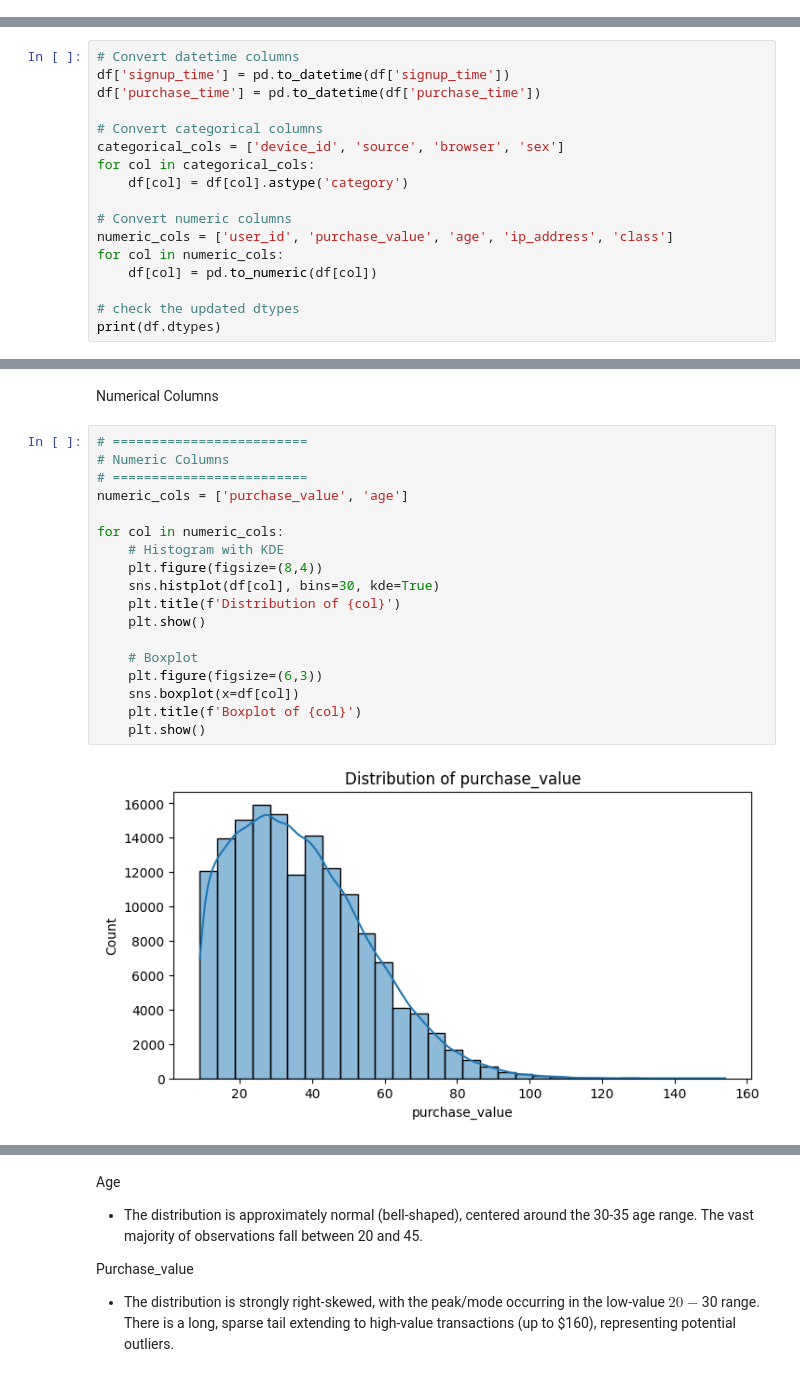
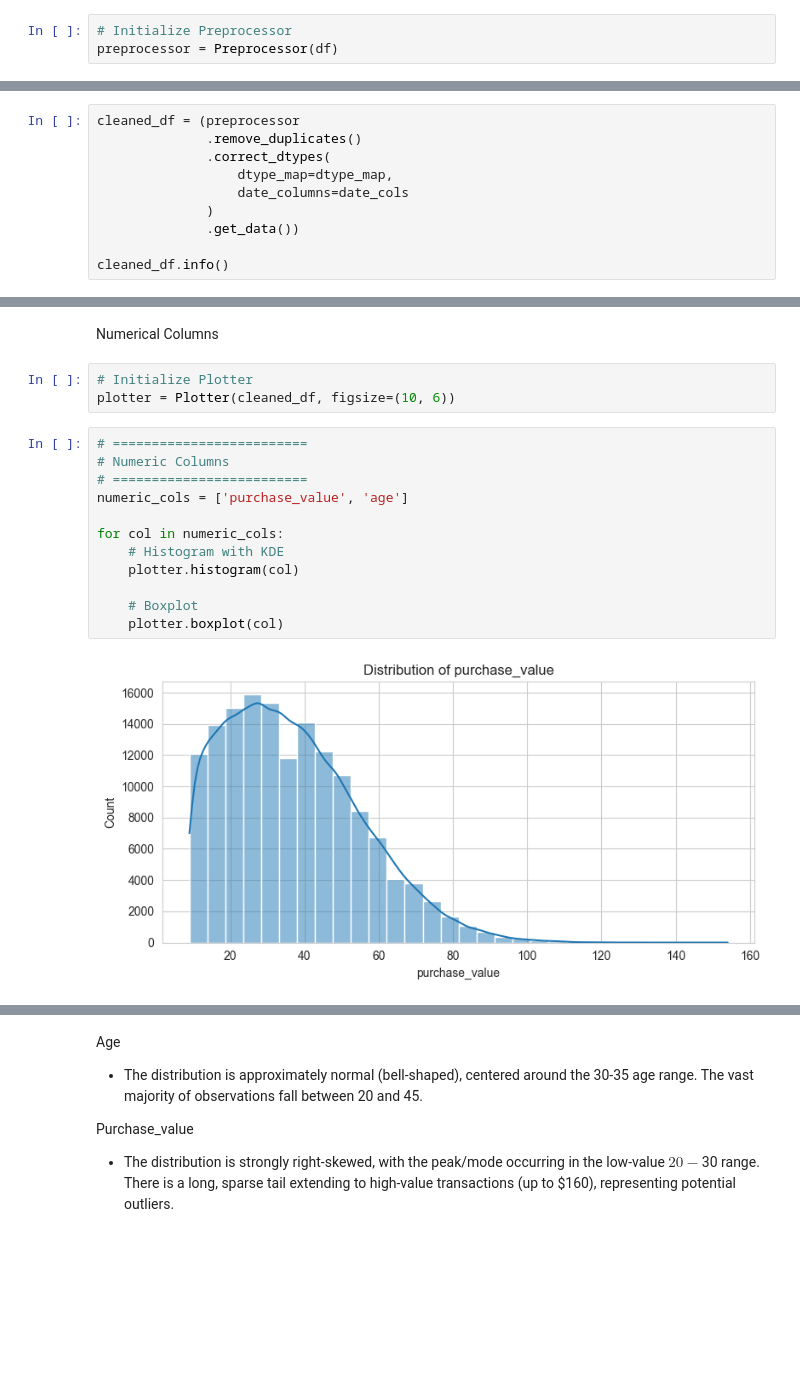
Before and after one commit to Elbethel-dan/fraud-detection, a Jupyter notebook: notebooks/eda-fraud-data.ipynb, the cells around one changed output, grey strips where cells are left out. Cells and saved outputs as stored; diff of their text form; blank space fills up the shorter version.

```diff
--- a/notebooks/eda-fraud-data.ipynb
+++ b/notebooks/eda-fraud-data.ipynb
@@ -114,0 +96,3 @@ Number of rows after removing duplicates: 151112
+# %%
+# Initialize Preprocessor
+preprocessor = Preprocessor(df)
@@ -114,0 +109,10 @@ Number of rows after removing duplicates: 151112
+# %%
+cleaned_df = (preprocessor
+              .remove_duplicates()
+              .correct_dtypes(
+                  dtype_map=dtype_map,
+                  date_columns=date_cols
+              )
+              .get_data())
+
+cleaned_df.info()
@@ -127,17 +148,0 @@ Correct data types means that each column in the dataset is stored in the most a
-# %%
-# Convert datetime columns
-df['signup_time'] = pd.to_datetime(df['signup_time'])
-df['purchase_time'] = pd.to_datetime(df['purchase_time'])
-
-# Convert categorical columns
-categorical_cols = ['device_id', 'source', 'browser', 'sex']
-for col in categorical_cols:
-    df[col] = df[col].astype('category')
-
-# Convert numeric columns
-numeric_cols = ['user_id', 'purchase_value', 'age', 'ip_address', 'class']
-for col in numeric_cols:
-    df[col] = pd.to_numeric(df[col])
-
-# check the updated dtypes
-print(df.dtypes)
@@ -175,23 +167,20 @@ The dataset contains 151,112 records with user, purchase, and demographic inform
 ### Univariate Analysis
 # %% [markdown]
 Numerical Columns
+# %%
+# Initialize Plotter
+plotter = Plotter(cleaned_df, figsize=(10, 6))
 # %%
 # =========================
 # Numeric Columns
 # =========================
 numeric_cols = ['purchase_value', 'age']
 
 for col in numeric_cols:
     # Histogram with KDE
-    plt.figure(figsize=(8,4))
-    sns.histplot(df[col], bins=30, kde=True)
-    plt.title(f'Distribution of {col}')
-    plt.show()
+    plotter.histogram(col)
 
     # Boxplot
-    plt.figure(figsize=(6,3))
-    sns.boxplot(x=df[col])
-    plt.title(f'Boxplot of {col}')
-    plt.show()
+    plotter.boxplot(col)
 # %% [output]
-[figure, old version]
+[figure, new version]
```
Also changed, not shown: parts of 49 cells of this notebook.
